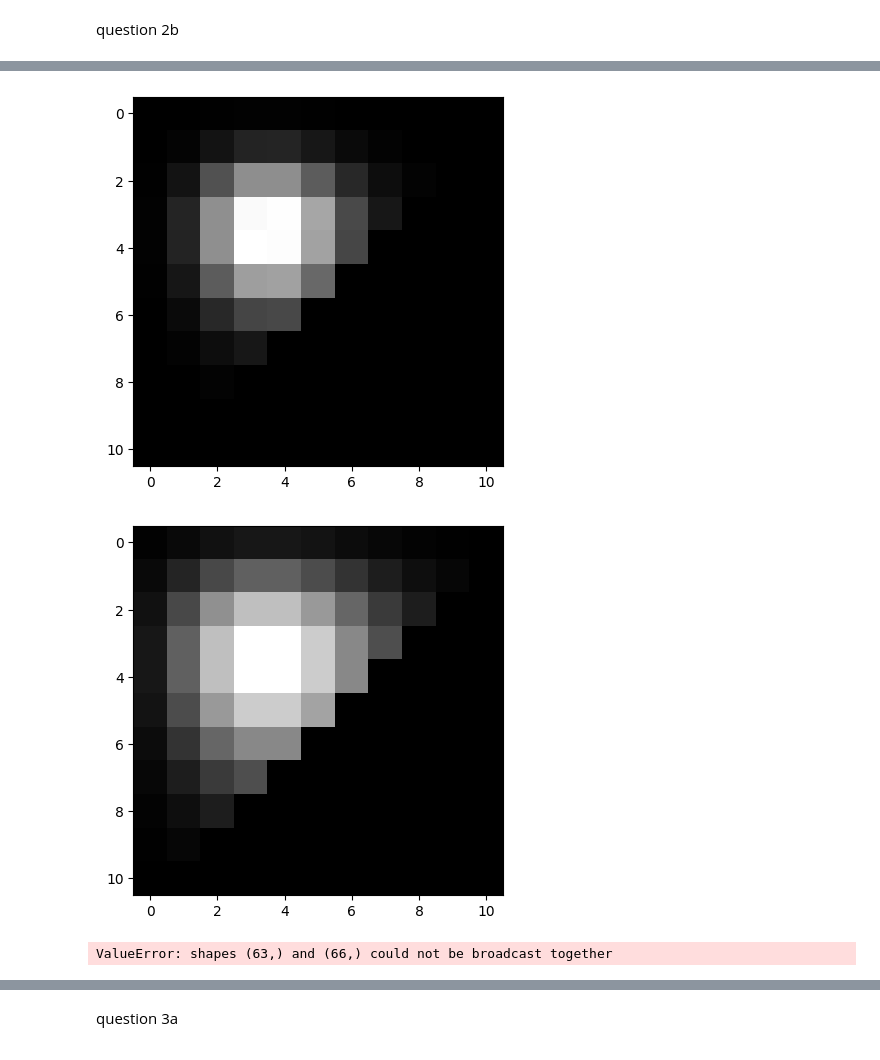
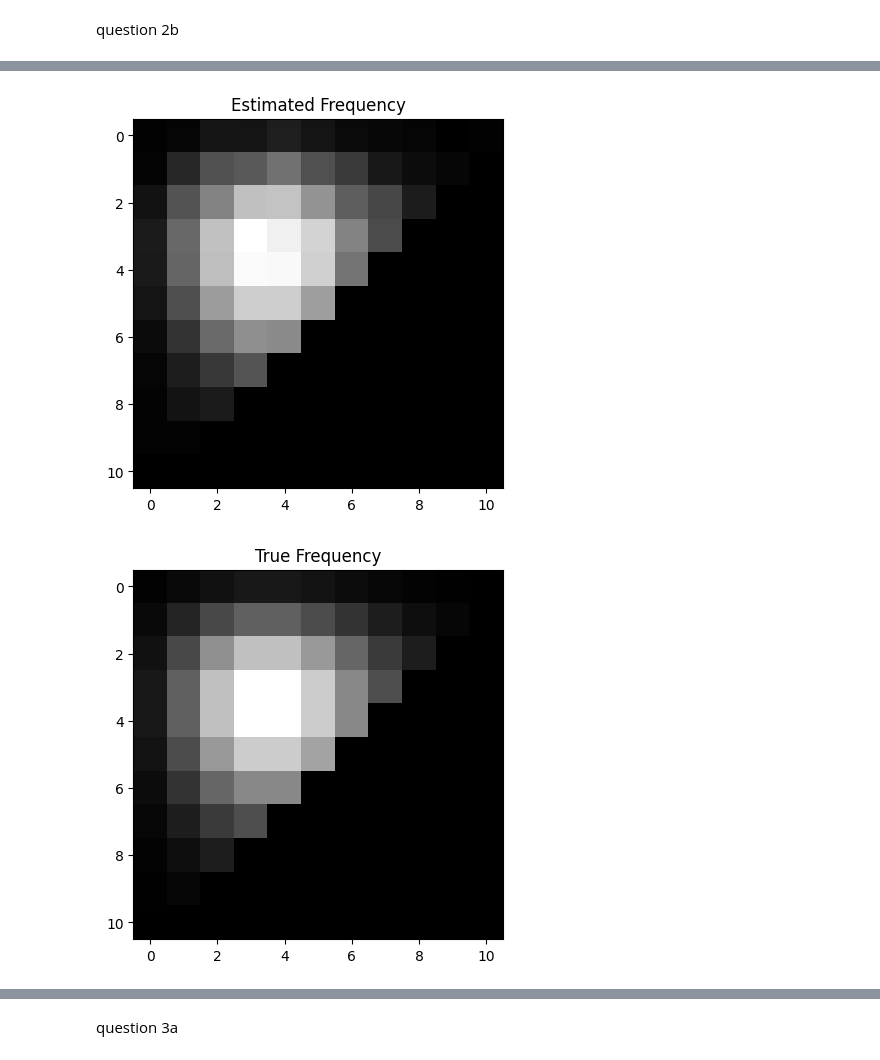
Before and after one commit to SigurdThorlund/02443-stochastic-simulation, a Jupyter notebook: Giacomo/ex6.ipynb, the cells around one changed output, grey strips where cells are left out. Drawn from its saved outputs; the diff is of its cells as text; code cells hidden in the pictures.

```diff
--- a/Giacomo/ex6.ipynb
+++ b/Giacomo/ex6.ipynb
@@ -223,11 +230,9 @@ the following function outputs a vector of probabilities. This probability masse
 # %%
 #exploits symmetries in the distribution
 def condProb(j):
+    probs = poisson2D()
+    s = np.sum(probs[j,:])
     p = np.zeros(11)
-    s = np.sum([g_2D(4,4,z,j) for z in range(len(p) - j)])
-    for k in range(len(p) - j):
-        p[k] = g_2D(4,4,k,j)/s
+    for k in range(len(p)):
+        p[k] = probs[j,k]/s
     return p
-
-p = condProb(2)
-p
@@ -238,71 +241,46 @@ array([0.01871547, 0.07486186, 0.14972372, 0.19963163, 0.19963163,
 # %%
-def metropolis_hastings2D_gibbs(init = [0,0], size = 500000):
+def metropolis_hastings2D_gibbs(init = [0,0], size = 10000):
     A1 = 4
     A2 = 4
     m = 10
 
     res = np.empty((size,2))
     n = 1
     res[0,:] = init
     i = init[0]
     j = init[1]
+    while n < size:
+        p = condProb(j)
+        new_i = np.random.choice(np.arange(11), p = p)
+        p = condProb(int(new_i))
+        new_j = np.random.choice(np.arange(11), p = p)
 
-    direction = True
-    while n < size:
+        res[n, :] = [new_i, new_j]
+        i = new_i
+        j = new_j
 
-        if direction == True:
-            p = condProb(j)
-            new_i = np.random.choice(np.arange(11), p = p)
-            new_j = j
-        else:
-            new_i = i
-            p = condProb(int(i))
-            new_j = np.random.choice(np.arange(11), p = p)
-
-        gy = g_2D(A1, A2, new_i, new_j)
-        gx = g_2D(A1, A2, i, j)
-        if gy >= gx:
-            res[n,:] = [new_i, new_j]
-            i = new_i
-            j = new_j
-        else:
-            p = np.random.rand(1)
-            if (p <= gy/gx):
-                res[n,:] = [new_i, new_j]
-                i = new_i
-                j = new_j
-            else:
-                res[n,:] = [i,j]
         n += 1
-        direction = not direction
     return res
 
 vals = metropolis_hastings2D_gibbs()
 
-counts = np.empty((11,11))
-for i in range(11):
-    for j in range(11):
-        counts[i,j] = np.sum(np.logical_and(vals[:,0]==i, vals[:,1]==j))
+show_comparison2D(vals, poisson2D()*vals.shape[0])
 
-plt.imshow(counts, cmap = 'gray')
-plt.show()
-plt.imshow(poisson2D()*vals.shape[0], cmap = 'gray')
-plt.show()
 true_f = poisson2D()*vals.shape[0]
+mask = true_f!=0
 
 p = []
 for i in range(100):
-    vals = metropolis_hastings2D_gibbs() # the values are dependent with each other
+    vals = metropolis_hastings2D_gibbs()[::4] # the values are dependent with each other
     counts = np.empty((11,11))
     for i in range(11):
         for j in range(11):
             counts[i,j] = np.sum(np.logical_and(vals[:,0]==i, vals[:,1]==j))
     true_f = poisson2D()*vals.shape[0]
-    p.append(stats.chisquare(counts[counts!=0].flatten(), true_f[true_f!=0].flatten())[1])
+    p.append(stats.chisquare(counts[mask].flatten(), true_f[mask].flatten())[1])
 
 plt.hist(p)
 plt.show()
 # %% [output]
-[figure, old version]
+[figure, new version]
-[figure, old version]
+[figure, new version]
-ValueError: shapes (63,) and (66,) could not be broadcast together
```
Also changed, not shown: parts of 14 cells of this notebook, 1 other file.
